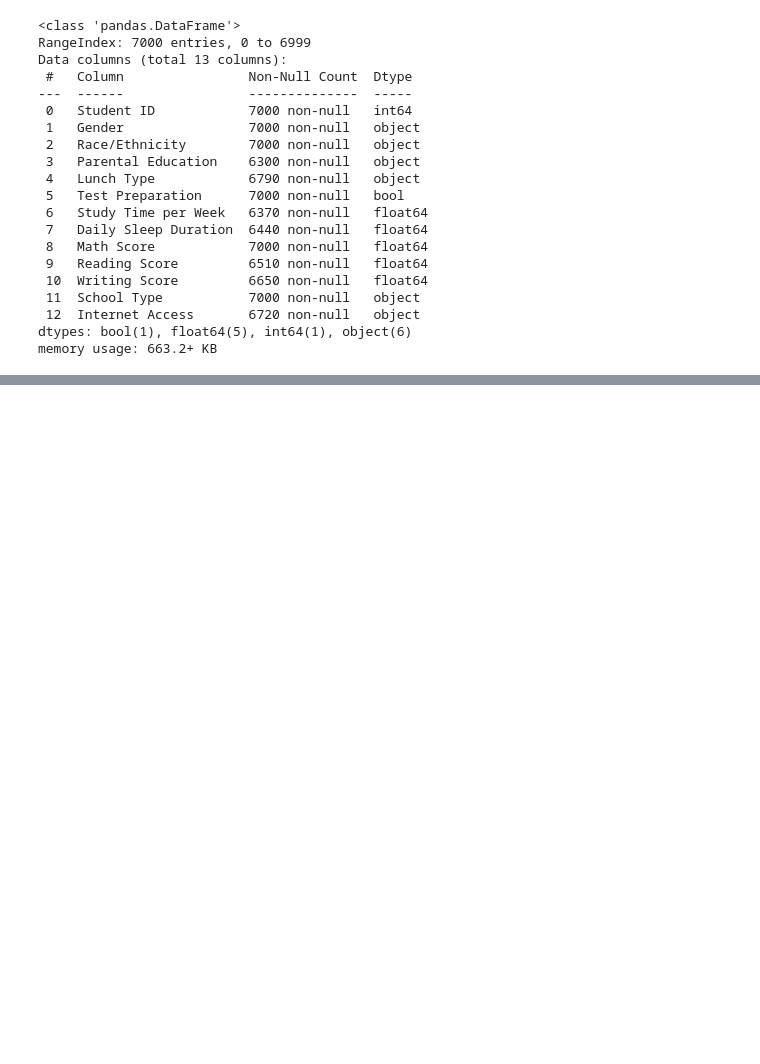
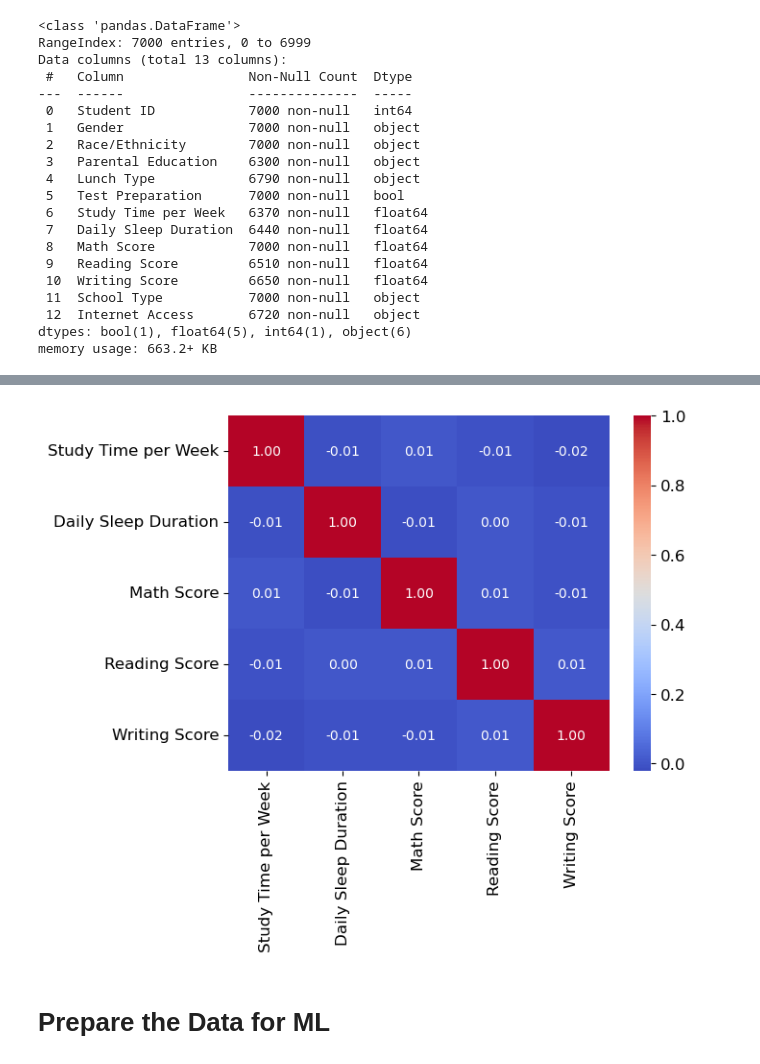
Before and after one commit to cristian0831/Machine-Learning-Projects, a Jupyter notebook: Scikit-Learn/student_performance.ipynb, the cells around one changed output, grey strips where cells are left out. Cells and saved outputs as stored; diff of their text form; code cells hidden in the pictures; blank space fills up the shorter version.

```diff
--- a/Scikit-Learn/student_performance.ipynb
+++ b/Scikit-Learn/student_performance.ipynb
@@ -68,0 +107,9 @@ plt.show()
+# %%
+# get the correlation using standard values
+
+sns.heatmap(num_col.corr(), annot=True, cmap='coolwarm', fmt='.2f')
+plt.show()
+# %% [output]
+[figure, added]
+# %% [markdown]
+# Prepare the Data for ML
```
Also changed, not shown: parts of 10 cells of this notebook.
